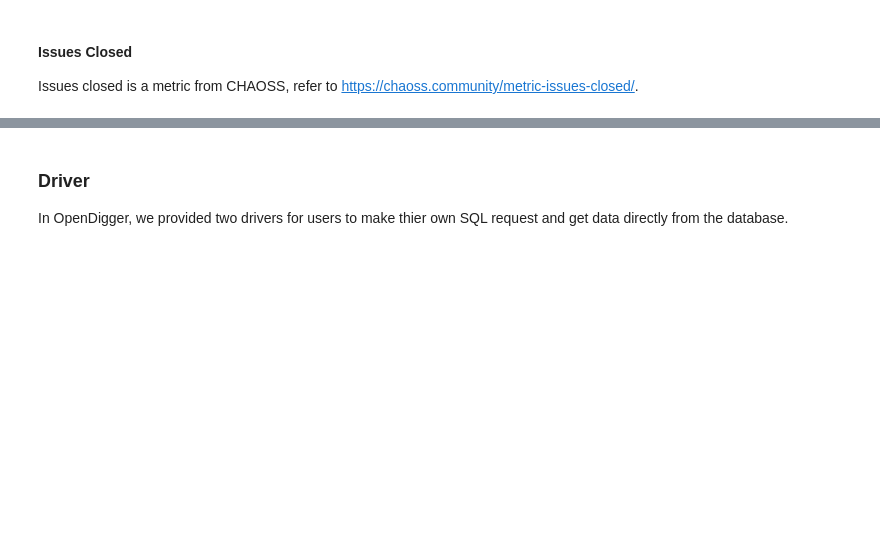
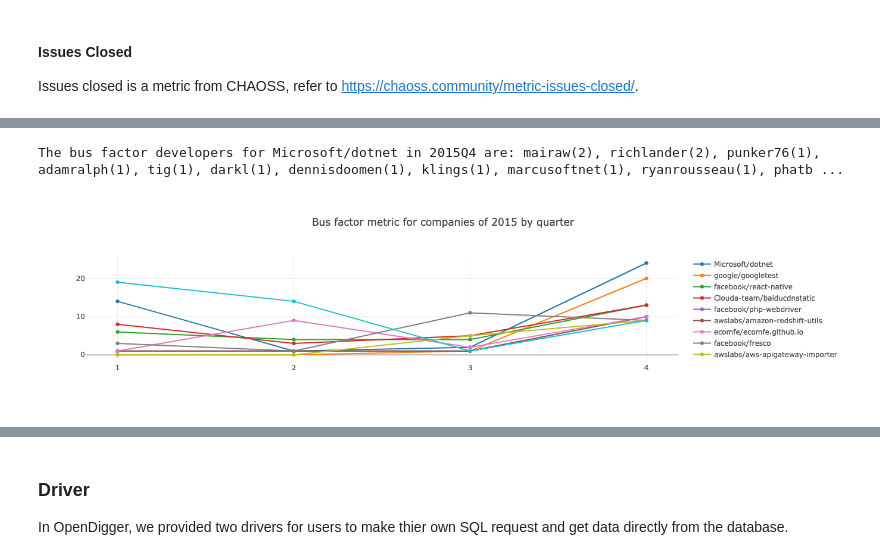
Before and after one commit to X-lab2017/open-digger, a Jupyter notebook: notebook/handbook.ipynb, the cells around one changed output, grey strips where cells are left out. Cells and saved outputs as stored; diff of their text form; code cells hidden in the pictures; blank space fills up the shorter version.

Commit message:
metric: bus factor (#888)
Signed-off-by: frank-zsy <syzhao1988@126.com>

```diff
--- a/notebook/handbook.ipynb
+++ b/notebook/handbook.ipynb
@@ -225,0 +236,17 @@ Issues Closed metric ratio value for Google is ["4.9%","4.7%","6.3%","7.7%","7.0
+# %%
+var startYear = 2015, startMonth = 1, endYear = 2015, endMonth = 12, x = [];
+for (let y = 1; y <= 4; y++) x.push(`${y}`);
+openDigger.metric.chaoss.busFactor({ labelIntersect: ['Company'], startYear, startMonth, endYear, endMonth, groupTimeRange: 'quarter', limit: 10, options: { withBot: true, percentage: 0.3 } }).then(data => {
+    console.log(`The bus factor developers for ${data[0].name} in 2015Q4 are: ${data[0].detail[3].map(d => `${d[0]}(${d[1]})`).join(', ')}. And the total contributions count is ${data[0].total_contributions[3]}.`);
+    openDigger.render.plotly(data.filter(row => row.name != 'Others').map(row => {
+        return {
+            x,
+            y: row.bus_factor,
+            mode: 'scatter',
+            name: row.name
+        };
+    }), {title: `Bus factor metric for companies of 2015 by quarter`, xaxis: {type: 'category'}});
+});
+# %% [output]
+The bus factor developers for Microsoft/dotnet in 2015Q4 are: mairaw(2), richlander(2), punker76(1), adamralph(1), tig(1), darkl(1), dennisdoomen(1), klings(1), marcusoftnet(1), ryanrousseau(1), phatb ...
+[figure, added]
```
Also changed, not shown: parts of 10 cells of this notebook, 6 other files.
